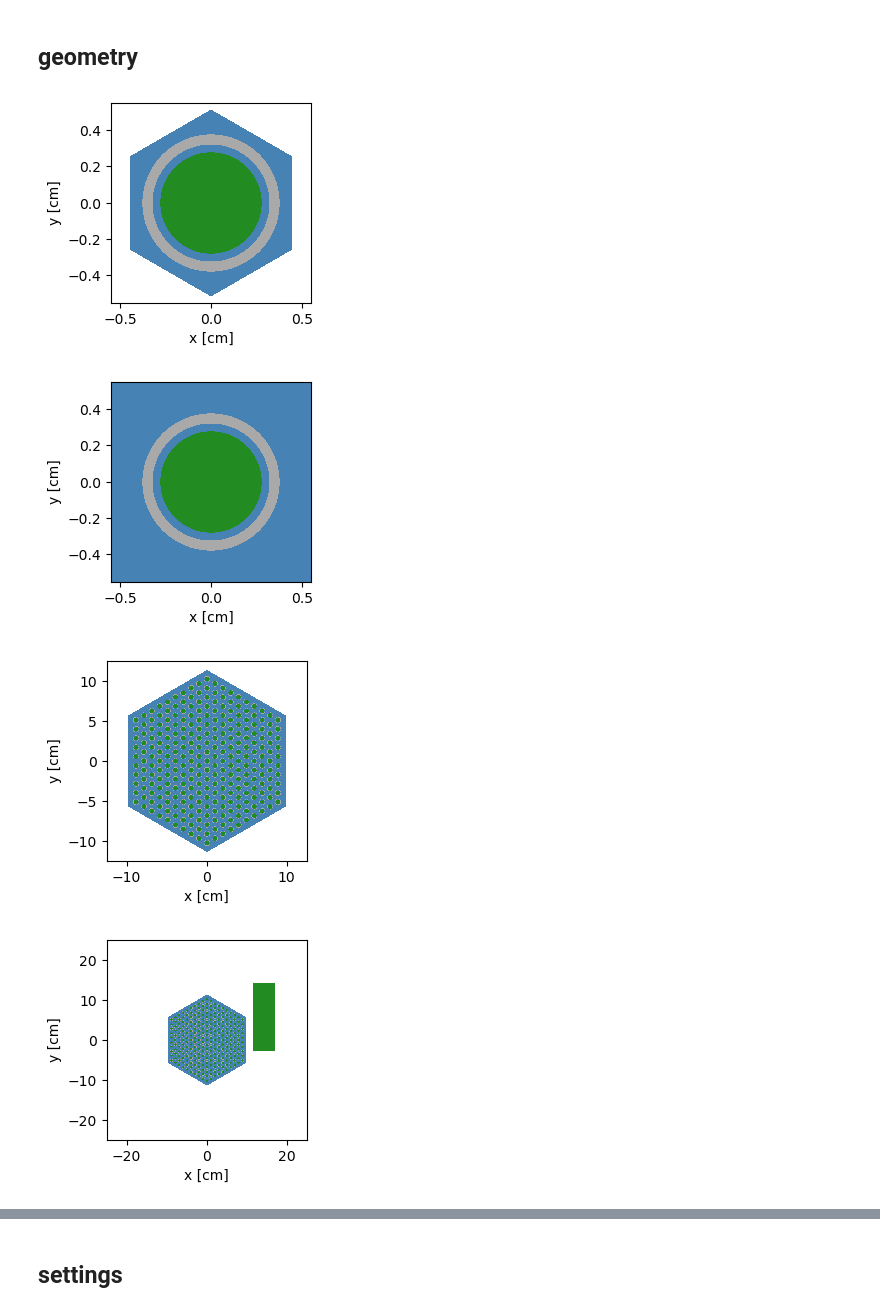
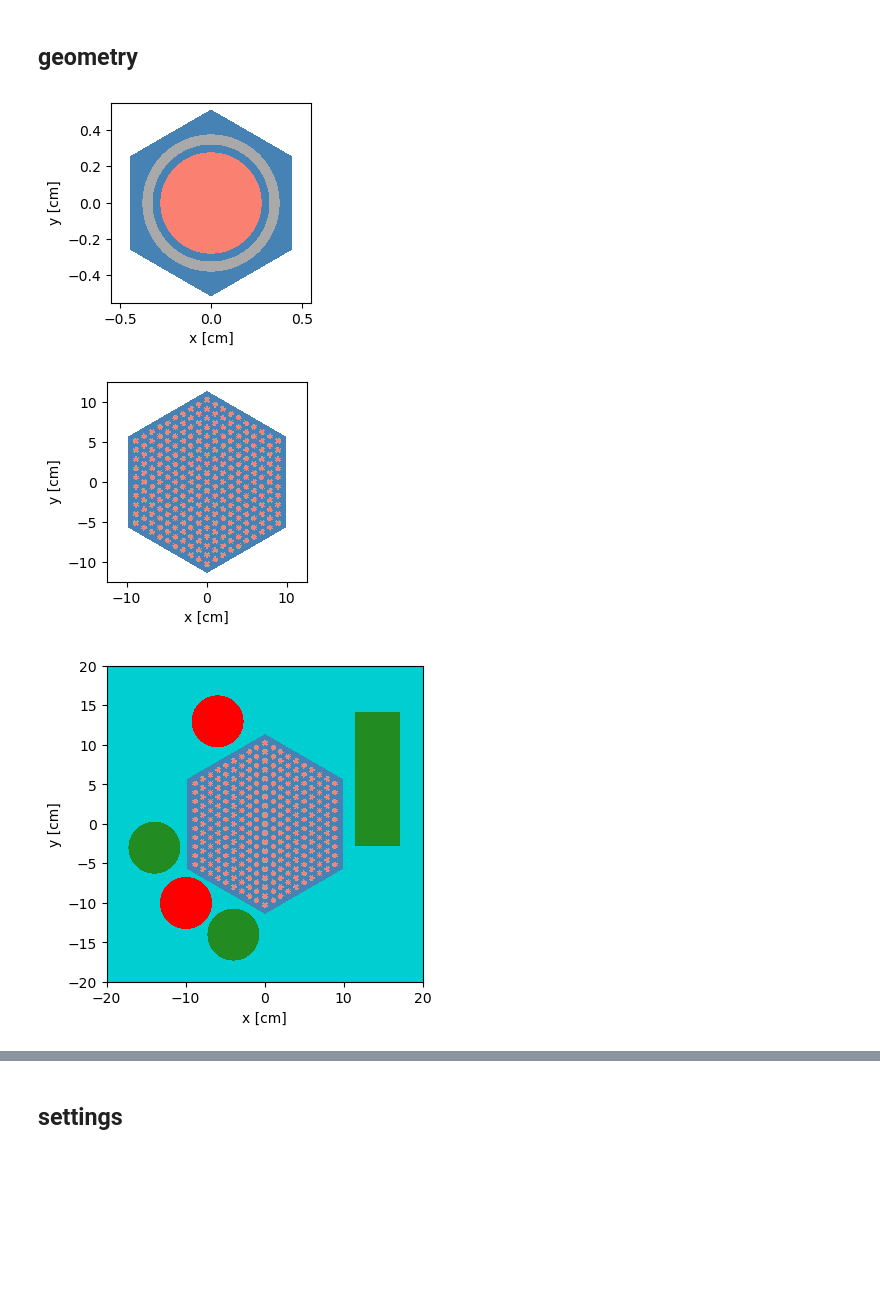
Before and after one commit to jspecht3/Polygon-Tally, a Jupyter notebook: openmc-files/designing_geometry.ipynb, the cells around one changed output, grey strips where cells are left out. Drawn from its saved outputs; the diff is of its cells as text; code cells hidden in the pictures; blank space fills up the shorter version.

Commit message:
updating the openmc-files to include all the tallies

```diff
--- a/openmc-files/designing_geometry.ipynb
+++ b/openmc-files/designing_geometry.ipynb
@@ -53,11 +51,11 @@ tru_lwr_sf.add_nuclide("Cm245", 0.04)
 ## metal core, using weapons grade Pu for core
 core = openmc.Material()
 
-#enrichment_tru = 15.5 / 100
+enrichment_tru = 15.5 / 100
+enrichment_u = 1 - enrichment_tru
+
+#enrichment_tru = 80 / 100
 #enrichment_u = 1 - enrichment_tru
-
-enrichment_tru = 80 / 100
-enrichment_u = 1 - enrichment_tru
 
 ### uranium
 core.add_nuclide("U234", 0.001 * enrichment_u)#, "wo")
@@ -143,18 +141,21 @@ outer_surface = openmc.model.HexagonalPrism(
     edge_length = pin_cell_f2f / 3**(.5)
 )
 
-metal_cell = openmc.Cell(fill = tru_wg, region = -metal_or)
+metal_cell = openmc.Cell(fill = core, region = -metal_or)
 fill_cell = openmc.Cell(fill = na, region = +metal_or & -clad_ir)
 clad_cell = openmc.Cell(fill = ht9, region = +clad_ir & -clad_or)
 outer_cell = openmc.Cell(fill = na, region = -outer_surface)
 outer_fill = openmc.Cell(fill = na, region = +clad_or)
 
 fuel_pin = openmc.Universe(cells = [metal_cell, fill_cell, clad_cell, outer_fill])
+fuel_cell = openmc.Cell(fill = fuel_pin)
+fuel_pin = openmc.Universe(cells = [fuel_cell])
+
 fuel_pin_plot = openmc.Universe(cells = [metal_cell, fill_cell, clad_cell, outer_cell])
 
 ### plotting
 fuel_pin_plot.plot(color_by = "material", width = [1.1, 1.1], colors = colors)
-fuel_pin.plot(color_by = "material", width = [1.1, 1.1], colors = colors)
+#fuel_pin.plot(color_by = "material", width = [1.1, 1.1], colors = colors)
 plt.show()
 
 ### assembly layers
@@ -196,10 +197,12 @@ rect_prism = openmc.model.RectangularPrism(
 
 tru_block = openmc.Cell(fill = tru_wg, region = -rect_prism)
 
+"""
 ### plotting
 tru_univ = openmc.Universe(cells=[fuel_assembly_cell, tru_block])
 tru_univ.plot(color_by = 'material', width = [50, 50], colors=colors)
 plt.show()
+"""
 
 ## boron cylinders
 zclin1 = openmc.ZCylinder(-10, -10, 5 * pin_pitch)
@@ -208,35 +211,37 @@ zclin2 = openmc.ZCylinder(-6, 13, 5 * pin_pitch)
 boron_cell1 = openmc.Cell(fill = boron, region = -zclin1)
 boron_cell2 = openmc.Cell(fill = boron, region = -zclin2)
 
 ## TRU cylinders
 zclin3 = openmc.ZCylinder(-14, -3, 5 * pin_pitch)
 zclin4 = openmc.ZCylinder(-4, -14, 5 * pin_pitch)
 
 tru_cell1 = openmc.Cell(fill = tru_wg, region = -zclin3)
 tru_cell2 = openmc.Cell(fill = tru_wg, region = -zclin4)
 
 ## bounding box
 left = openmc.YPlane(y0 = -20, boundary_type = "vacuum")
 right = openmc.YPlane(y0 = 20, boundary_type = "reflective")
 front = openmc.XPlane(x0 = 20, boundary_type = "vacuum")
 back = openmc.XPlane(x0 = -20, boundary_type = "reflective")
 
 bounding_box = +left & -right & -front & +back
 bounding_cell = openmc.Cell(fill=water, region=bounding_box)
 
 ## entire assembly
+test_cylin = openmc.ZCylinder(0,0,polygon_radius)
+test_cell = openmc.Cell(fill = tru_wg, region = +test_cylin)
+
 univ = openmc.Universe(cells = [fuel_assembly_cell, tru_block, boron_cell1, boron_cell2, tru_cell1, tru_cell2, bounding_cell])
-#univ = openmc.Universe(cells = [fuel_assembly_cell, bounding_cell])
+#univ = openmc.Universe(cells = [fuel_assembly_cell, test_cell])
 univ.plot(color_by = 'material', width = [40, 40], colors=colors, pixels=100000)
 plt.savefig("geometry.png", dpi=600)
 plt.show()
 
 ## xml
 main_cell = openmc.Cell(fill = univ)
 geometry = openmc.Geometry([main_cell])
 geometry.export_to_xml()
 # %% [output]
-[figure, old version]
+[figure, new version]
-[figure, old version]
+[figure, new version]
-[figure, old version]
+[figure, new version]
-[figure, removed]
```
Also changed, not shown: parts of 30 cells of this notebook, 13 other files.
